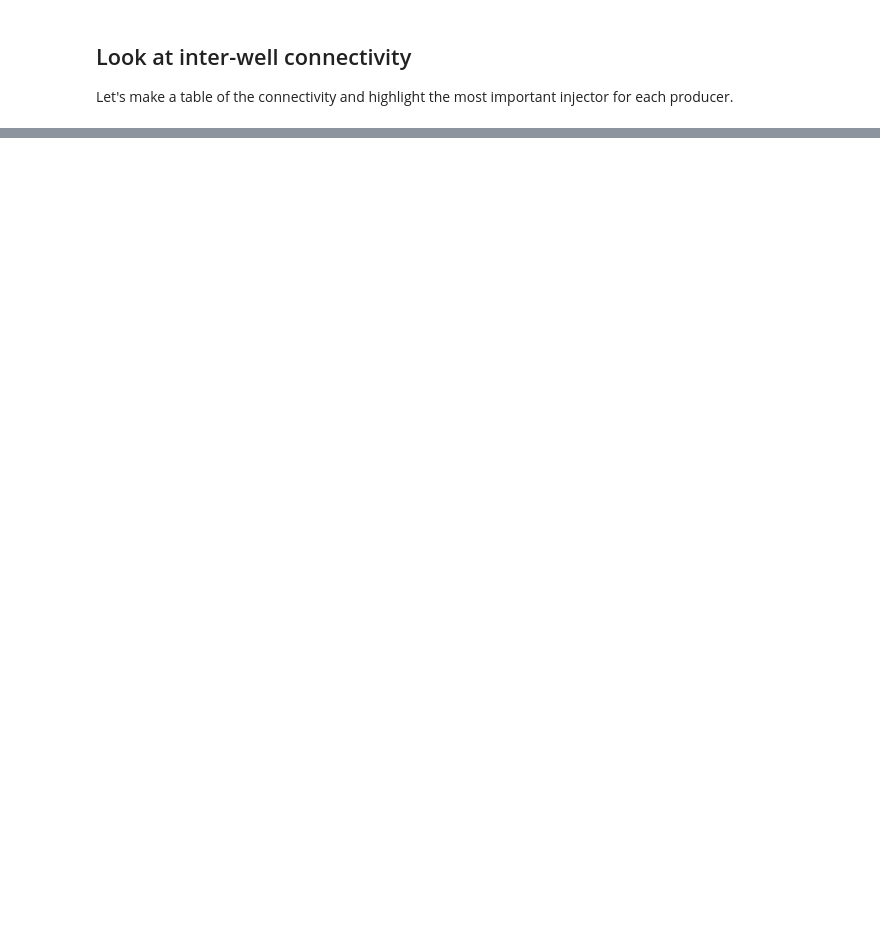
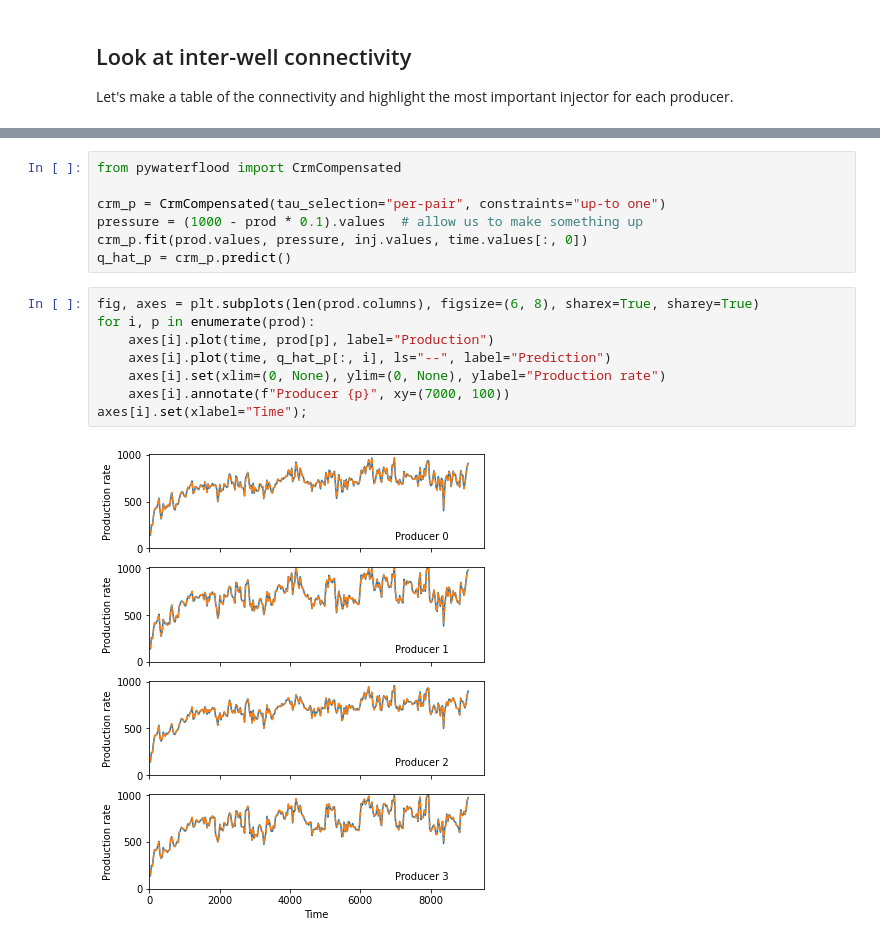
Before and after one commit to frank1010111/pywaterflood, a Jupyter notebook: docs/example.ipynb, the cells around one changed output, grey strips where cells are left out. Drawn from its saved outputs; the diff is of its cells as text; blank space fills up the shorter version.

Commit message:
:memo: docs example of using pressure-compensated CRM

```diff
--- a/docs/example.ipynb
+++ b/docs/example.ipynb
@@ -50,0 +55,17 @@ connectivity.T.style.highlight_max().format("{:.2}")
+# %%
+from pywaterflood import CrmCompensated
+
+crm_p = CrmCompensated(tau_selection="per-pair", constraints="up-to one")
+pressure = (1000 - prod * 0.1).values  # allow us to make something up
+crm_p.fit(prod.values, pressure, inj.values, time.values[:, 0])
+q_hat_p = crm_p.predict()
+# %%
+fig, axes = plt.subplots(len(prod.columns), figsize=(6, 8), sharex=True, sharey=True)
+for i, p in enumerate(prod):
+    axes[i].plot(time, prod[p], label="Production")
+    axes[i].plot(time, q_hat_p[:, i], ls="--", label="Prediction")
+    axes[i].set(xlim=(0, None), ylim=(0, None), ylabel="Production rate")
+    axes[i].annotate(f"Producer {p}", xy=(7000, 100))
+axes[i].set(xlabel="Time");
+# %% [output]
+[figure, added]
```
Also changed, not shown: parts of 3 cells of this notebook.
